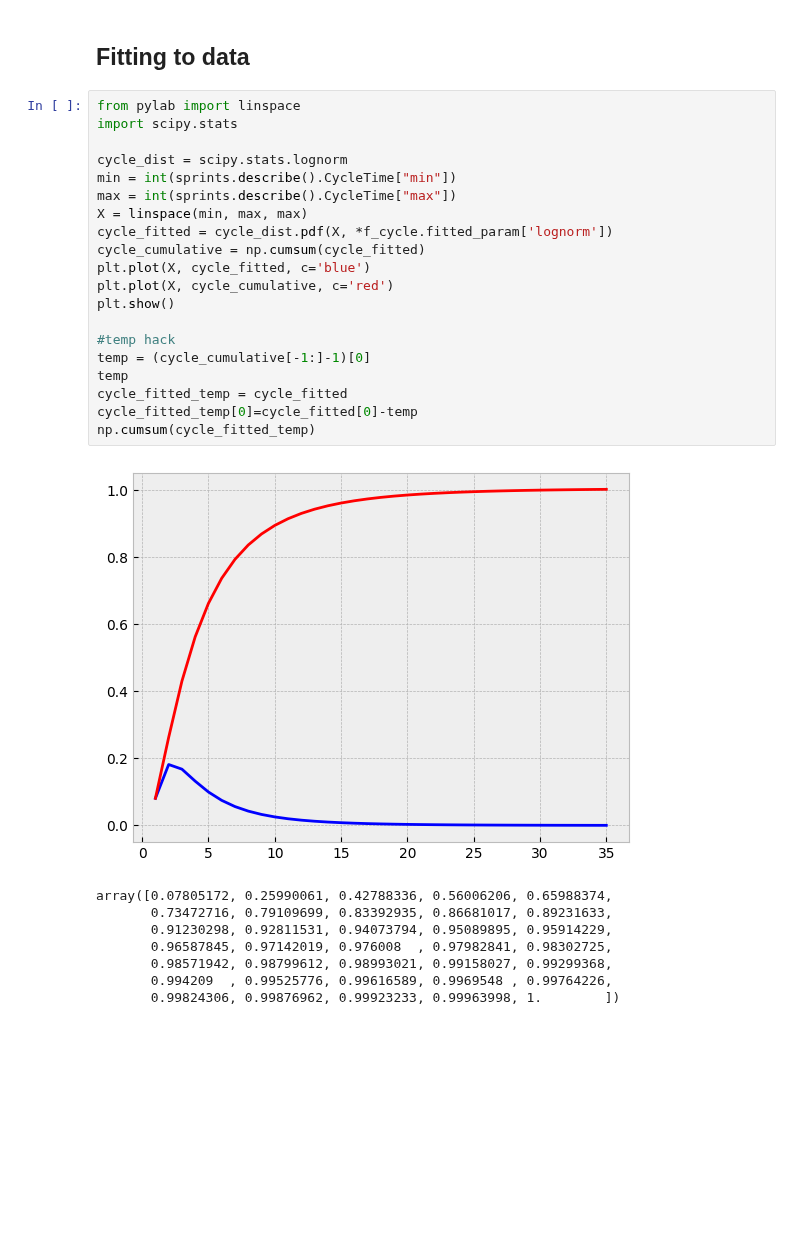
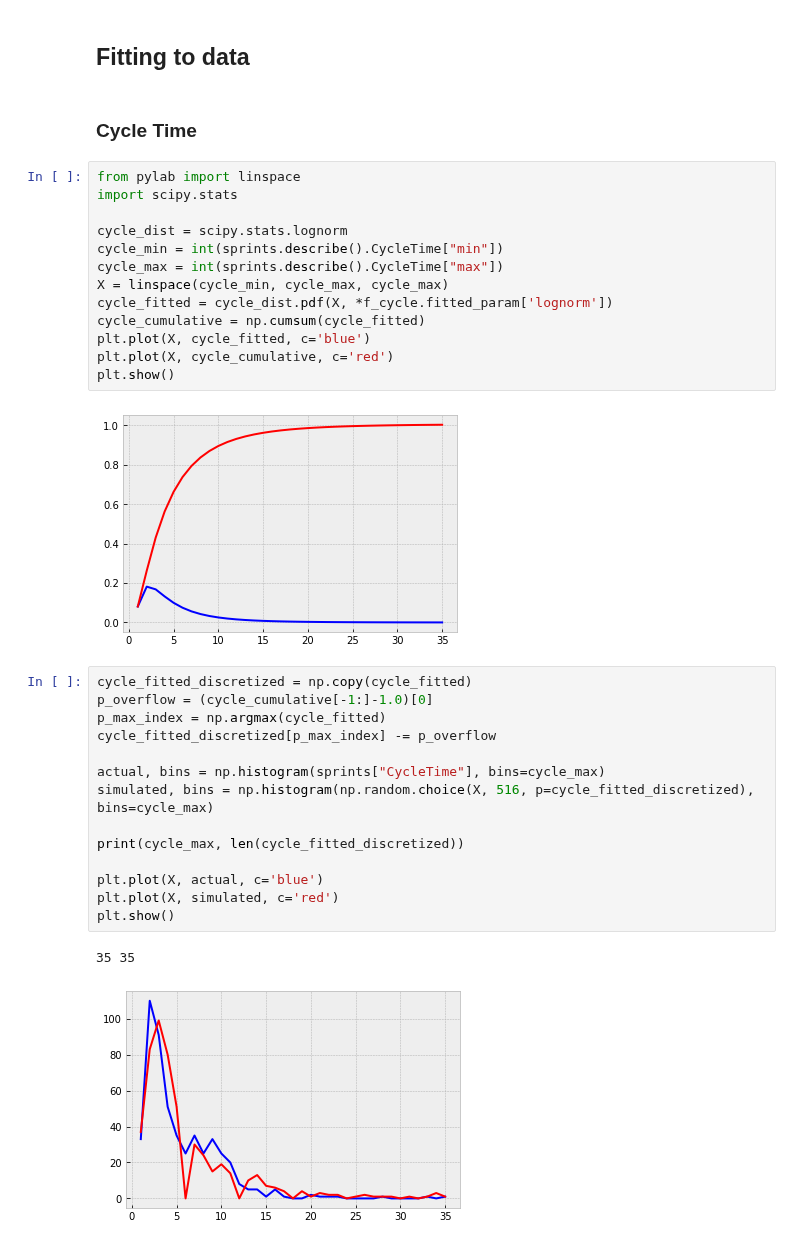
Before and after one commit to zkavtaskin/Lead-Time-Driven-Delivery-Simulation, a Jupyter notebook: Notebook/LittlePower.ipynb, the cells around one changed output. Cells and saved outputs as stored; diff of their text form; blank space fills up the shorter version.

```diff
--- a/Notebook/LittlePower.ipynb
+++ b/Notebook/LittlePower.ipynb
@@ -153,32 +153,37 @@ f_wip.summary()
 For cycle time and lead time lognormal distributions are choosen as they should not overfit and adjust well as new data is added.
 # %% [markdown]
 ## Fitting to data
+# %% [markdown]
+### Cycle Time
 # %%
 from pylab import linspace
 import scipy.stats
 
 cycle_dist = scipy.stats.lognorm
-min = int(sprints.describe().CycleTime["min"])
-max = int(sprints.describe().CycleTime["max"])
-X = linspace(min, max, max)
+cycle_min = int(sprints.describe().CycleTime["min"])
+cycle_max = int(sprints.describe().CycleTime["max"])
+X = linspace(cycle_min, cycle_max, cycle_max)
 cycle_fitted = cycle_dist.pdf(X, *f_cycle.fitted_param['lognorm'])
 cycle_cumulative = np.cumsum(cycle_fitted)
 plt.plot(X, cycle_fitted, c='blue')
 plt.plot(X, cycle_cumulative, c='red')
 plt.show()
-
-#temp hack
-temp = (cycle_cumulative[-1:]-1)[0]
-temp
-cycle_fitted_temp = cycle_fitted
-cycle_fitted_temp[0]=cycle_fitted[0]-temp
-np.cumsum(cycle_fitted_temp)
 # %% [output]
-[figure, old version]
+[figure, new version]
-array([0.07805172, 0.25990061, 0.42788336, 0.56006206, 0.65988374,
-       0.73472716, 0.79109699, 0.83392935, 0.86681017, 0.89231633,
-       0.91230298, 0.92811531, 0.94073794, 0.95089895, 0.95914229,
-       0.96587845, 0.97142019, 0.976008  , 0.97982841, 0.98302725,
-       0.98571942, 0.98799612, 0.98993021, 0.99158027, 0.99299368,
-       0.994209  , 0.99525776, 0.99616589, 0.9969548 , 0.99764226,
-       0.99824306, 0.99876962, 0.99923233, 0.99963998, 1.        ])
+# %%
+cycle_fitted_discretized = np.copy(cycle_fitted)
+p_overflow = (cycle_cumulative[-1:]-1.0)[0]
+p_max_index = np.argmax(cycle_fitted)
+cycle_fitted_discretized[p_max_index] -= p_overflow
+
+actual, bins = np.histogram(sprints["CycleTime"], bins=cycle_max)
+simulated, bins = np.histogram(np.random.choice(X, 516, p=cycle_fitted_discretized), bins=cycle_max)
+
+print(cycle_max, len(cycle_fitted_discretized))
+
+plt.plot(X, actual, c='blue')
+plt.plot(X, simulated, c='red')
+plt.show()
+# %% [output]
+35 35
+[figure, added]
```
Also changed, not shown: parts of 12 cells of this notebook.
